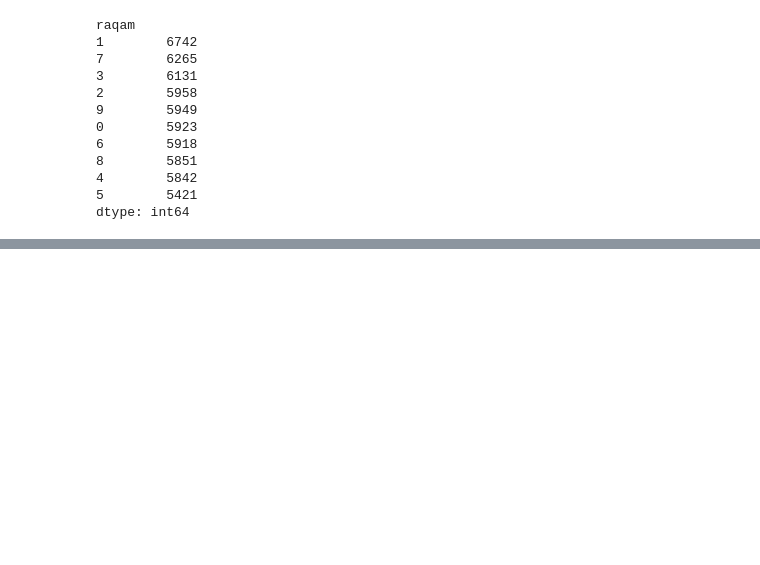
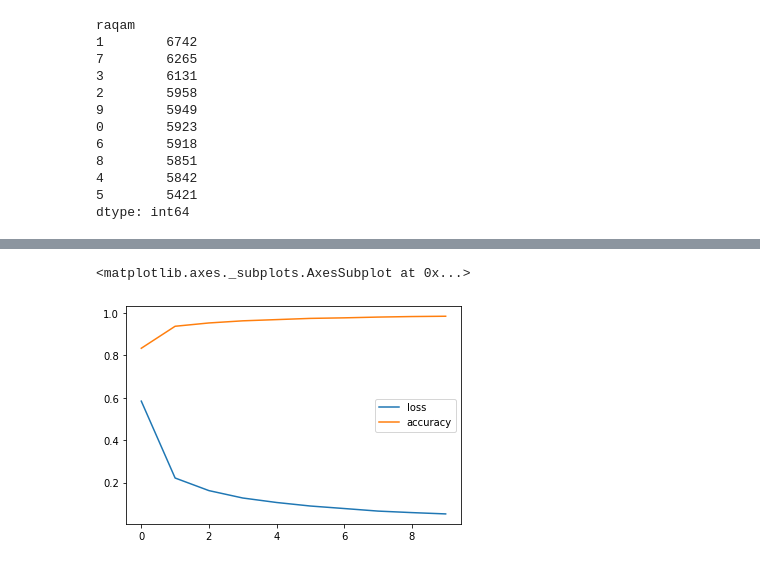
Before and after one commit to makhmudjumanazarov/deep_learning, a Jupyter notebook: MNIST_with_Tensorflow_for_me_.ipynb, the cells around one changed output, grey strips where cells are left out. Saved outputs shown, nothing was run; the diff lists cells and outputs as text; code cells hidden in the pictures; blank space fills up the shorter version.

```diff
--- a/MNIST_with_Tensorflow_for_me_.ipynb
+++ b/MNIST_with_Tensorflow_for_me_.ipynb
@@ -99,0 +120,3 @@ dtype: int64
+# %%
+x_train = x_train.reshape(x_train.shape[0], -1)
+x_test = x_test.reshape(x_test.shape[0], -1)
@@ -99,0 +142,10 @@ dtype: int64
+# %%
+model = Sequential()
+
+model.add(Dense(units=128, input_shape=(784,), activation='relu'))
+model.add(Dense(units=128, activation='relu'))
+model.add(Dropout(0.25))
+model.add(Dense(units=10, activation='softmax'))
+
+model.compile(loss='categorical_crossentropy', optimizer='adam', metrics=['accuracy'])
+model.summary()
@@ -99,0 +170,4 @@ dtype: int64
+# %%
+batch_size = 512
+epochs=10
+model.fit(x=x_train, y=y_train, batch_size=batch_size, epochs=epochs)
@@ -99,0 +196,7 @@ dtype: int64
+# %%
+model_loss = pd.DataFrame(model.history.history)
+# %%
+model_loss.plot()
+# %% [output]
+<matplotlib.axes._subplots.AxesSubplot at 0x...>
+[figure, added]
```
Also changed, not shown: parts of 32 cells of this notebook.
